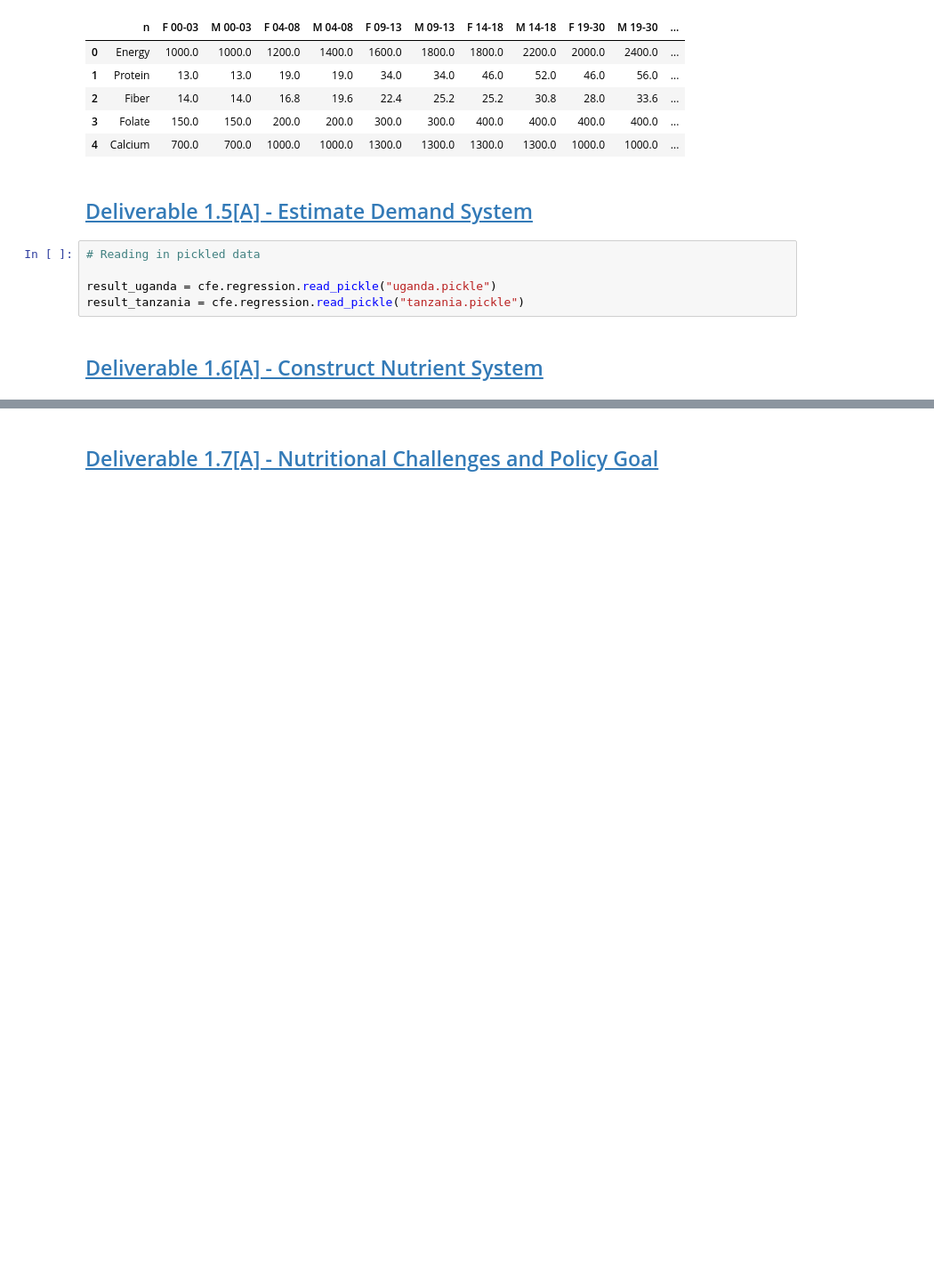
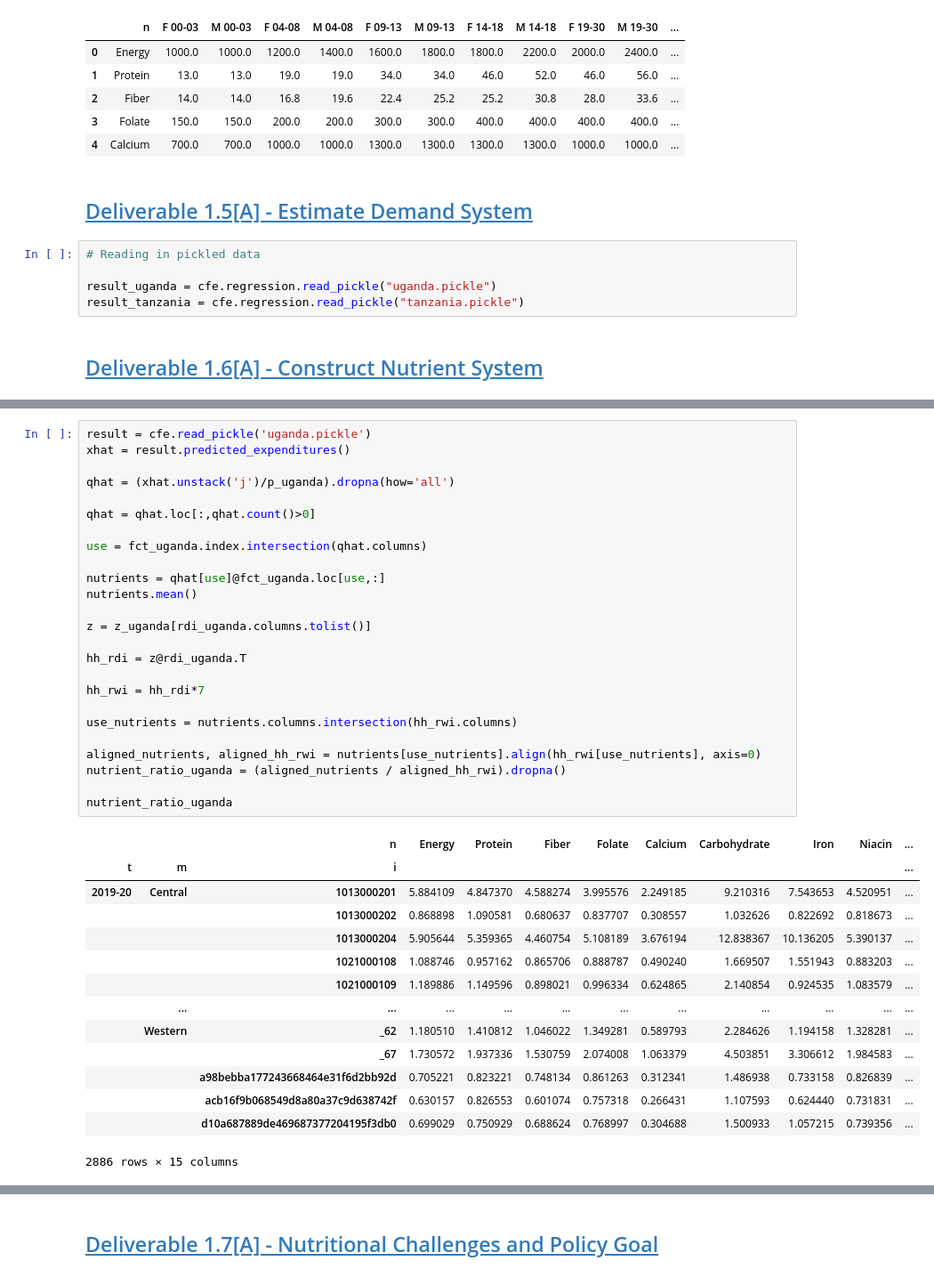
Before and after one commit to vishalival/eep153-norman-borlaug, a Jupyter notebook: final_code.ipynb, the cells around one changed output, grey strips where cells are left out. Shown: that part at 89% size. Cells and saved outputs as stored; diff of their text form; blank space fills up the shorter version.

```diff
--- a/final_code.ipynb
+++ b/final_code.ipynb
@@ -185,0 +369,40 @@ result_tanzania = cfe.regression.read_pickle("tanzania.pickle")
+# %%
+result = cfe.read_pickle('uganda.pickle')
+xhat = result.predicted_expenditures()
+
+qhat = (xhat.unstack('j')/p_uganda).dropna(how='all')
+
+qhat = qhat.loc[:,qhat.count()>0]
+
+use = fct_uganda.index.intersection(qhat.columns)
+
+nutrients = qhat[use]@fct_uganda.loc[use,:]
+nutrients.mean()
+
+z = z_uganda[rdi_uganda.columns.tolist()]
+
+hh_rdi = z@rdi_uganda.T
+
+hh_rwi = hh_rdi*7
+
+use_nutrients = nutrients.columns.intersection(hh_rwi.columns)
+
+aligned_nutrients, aligned_hh_rwi = nutrients[use_nutrients].align(hh_rwi[use_nutrients], axis=0)
+nutrient_ratio_uganda = (aligned_nutrients / aligned_hh_rwi).dropna()
+
+nutrient_ratio_uganda
+# %% [output]
+|  |  | n | Energy | Protein | Fiber | Folate | Calcium | Carbohydrate | Iron | Niacin | ... |
+| t | m | i |  |  |  |  |  |  |  |  | ... |
+| 2019-20 | Central | 1013000201 | 5.884109 | 4.847370 | 4.588274 | 3.995576 | 2.249185 | 9.210316 | 7.543653 | 4.520951 | ... |
+|  |  | 1013000202 | 0.868898 | 1.090581 | 0.680637 | 0.837707 | 0.308557 | 1.032626 | 0.822692 | 0.818673 | ... |
+|  |  | 1013000204 | 5.905644 | 5.359365 | 4.460754 | 5.108189 | 3.676194 | 12.838367 | 10.136205 | 5.390137 | ... |
+|  |  | 1021000108 | 1.088746 | 0.957162 | 0.865706 | 0.888787 | 0.490240 | 1.669507 | 1.551943 | 0.883203 | ... |
+|  |  | 1021000109 | 1.189886 | 1.149596 | 0.898021 | 0.996334 | 0.624865 | 2.140854 | 0.924535 | 1.083579 | ... |
+|  | ... | ... | ... | ... | ... | ... | ... | ... | ... | ... | ... |
+|  | Western | _62 | 1.180510 | 1.410812 | 1.046022 | 1.349281 | 0.589793 | 2.284626 | 1.194158 | 1.328281 | ... |
+|  |  | _67 | 1.730572 | 1.937336 | 1.530759 | 2.074008 | 1.063379 | 4.503851 | 3.306612 | 1.984583 | ... |
+|  |  | a98bebba177243668464e31f6d2bb92d | 0.705221 | 0.823221 | 0.748134 | 0.861263 | 0.312341 | 1.486938 | 0.733158 | 0.826839 | ... |
+|  |  | acb16f9b068549d8a80a37c9d638742f | 0.630157 | 0.826553 | 0.601074 | 0.757318 | 0.266431 | 1.107593 | 0.624440 | 0.731831 | ... |
+|  |  | d10a687889de469687377204195f3db0 | 0.699029 | 0.750929 | 0.688624 | 0.768997 | 0.304688 | 1.500933 | 1.057215 | 0.739356 | ... |
+2886 rows × 15 columns
```
Also changed, not shown: parts of 8 cells of this notebook, 1 other file.
